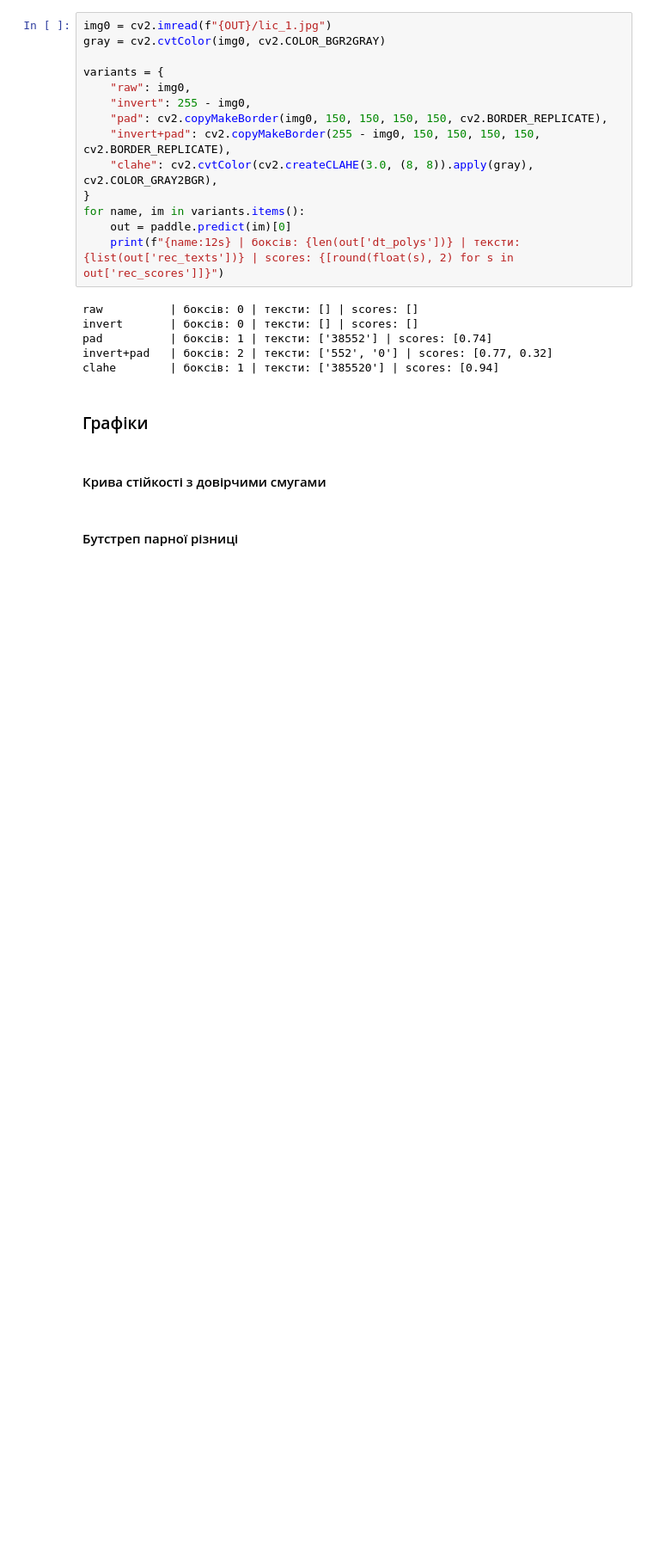
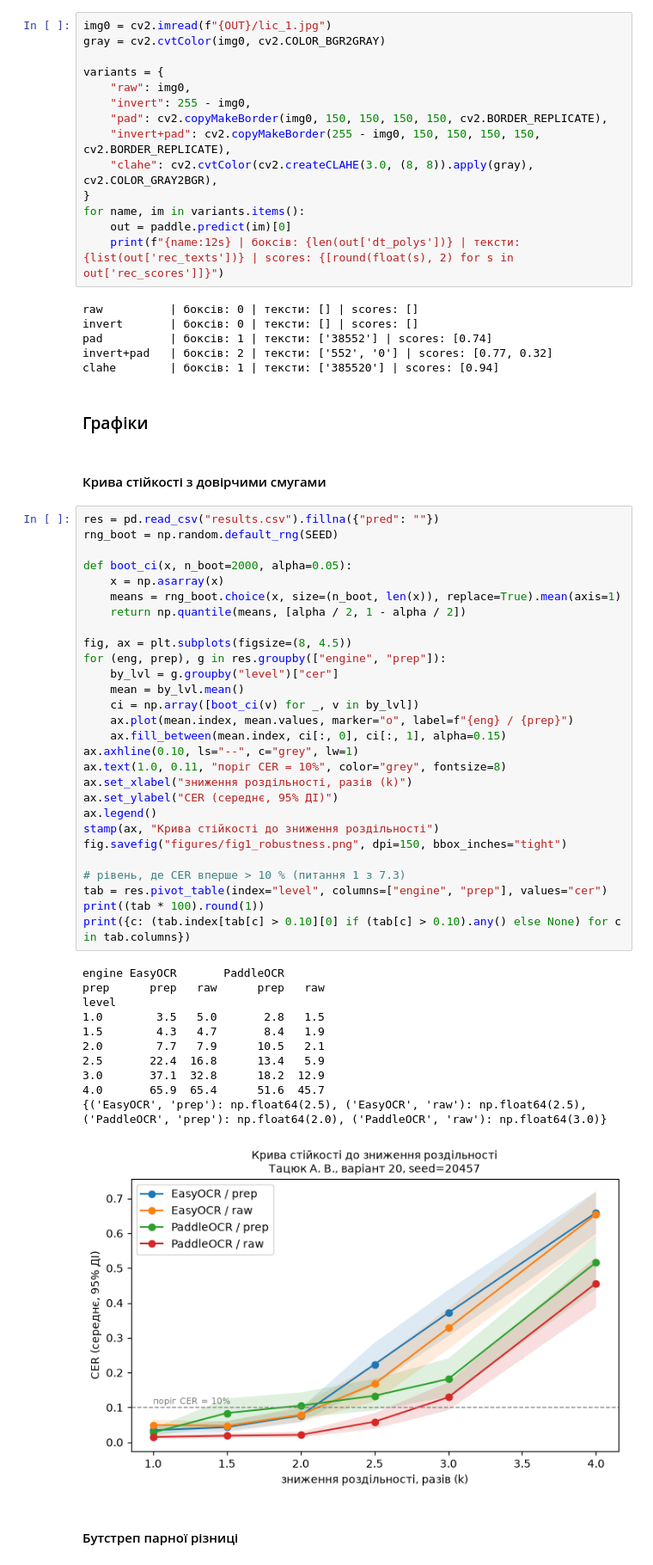
Before and after one commit to anh3lina/lab3_ocr, a Jupyter notebook: lab3_code.ipynb, the cells around one changed output. Shown at 86% size. Cells and saved outputs as stored; diff of their text form; blank space fills up the shorter version.

Commit message:
final commit - all graphs + json with all results

```diff
--- a/lab3_code.ipynb
+++ b/lab3_code.ipynb
@@ -522,5 +524,45 @@ clahe        | боксів: 1 | тексти: ['385520'] | scores: [0.94]
 ### Графіки
 # %% [markdown]
 #### Крива стійкості з довірчими смугами
+# %%
+res = pd.read_csv("results.csv").fillna({"pred": ""})
+rng_boot = np.random.default_rng(SEED)
+
+def boot_ci(x, n_boot=2000, alpha=0.05):
+    x = np.asarray(x)
+    means = rng_boot.choice(x, size=(n_boot, len(x)), replace=True).mean(axis=1)
+    return np.quantile(means, [alpha / 2, 1 - alpha / 2])
+
+fig, ax = plt.subplots(figsize=(8, 4.5))
+for (eng, prep), g in res.groupby(["engine", "prep"]):
+    by_lvl = g.groupby("level")["cer"]
+    mean = by_lvl.mean()
+    ci = np.array([boot_ci(v) for _, v in by_lvl])
+    ax.plot(mean.index, mean.values, marker="o", label=f"{eng} / {prep}")
+    ax.fill_between(mean.index, ci[:, 0], ci[:, 1], alpha=0.15)
+ax.axhline(0.10, ls="--", c="grey", lw=1)
+ax.text(1.0, 0.11, "поріг CER = 10%", color="grey", fontsize=8)
+ax.set_xlabel("зниження роздільності, разів (k)")
+ax.set_ylabel("CER (середнє, 95% ДІ)")
+ax.legend()
+stamp(ax, "Крива стійкості до зниження роздільності")
+fig.savefig("figures/fig1_robustness.png", dpi=150, bbox_inches="tight")
+
+# рівень, де CER вперше > 10 % (питання 1 з 7.3)
+tab = res.pivot_table(index="level", columns=["engine", "prep"], values="cer")
+print((tab * 100).round(1))
+print({c: (tab.index[tab[c] > 0.10][0] if (tab[c] > 0.10).any() else None) for c in tab.columns})
+# %% [output]
+engine EasyOCR       PaddleOCR
+prep      prep   raw      prep   raw
+level
+1.0        3.5   5.0       2.8   1.5
+1.5        4.3   4.7       8.4   1.9
+2.0        7.7   7.9      10.5   2.1
+2.5       22.4  16.8      13.4   5.9
+3.0       37.1  32.8      18.2  12.9
+4.0       65.9  65.4      51.6  45.7
+{('EasyOCR', 'prep'): np.float64(2.5), ('EasyOCR', 'raw'): np.float64(2.5), ('PaddleOCR', 'prep'): np.float64(2.0), ('PaddleOCR', 'raw'): np.float64(3.0)}
+[figure, added]
 # %% [markdown]
 #### Бутстреп парної різниці
```
Also changed, not shown: parts of 21 cells of this notebook, 12 other files.
